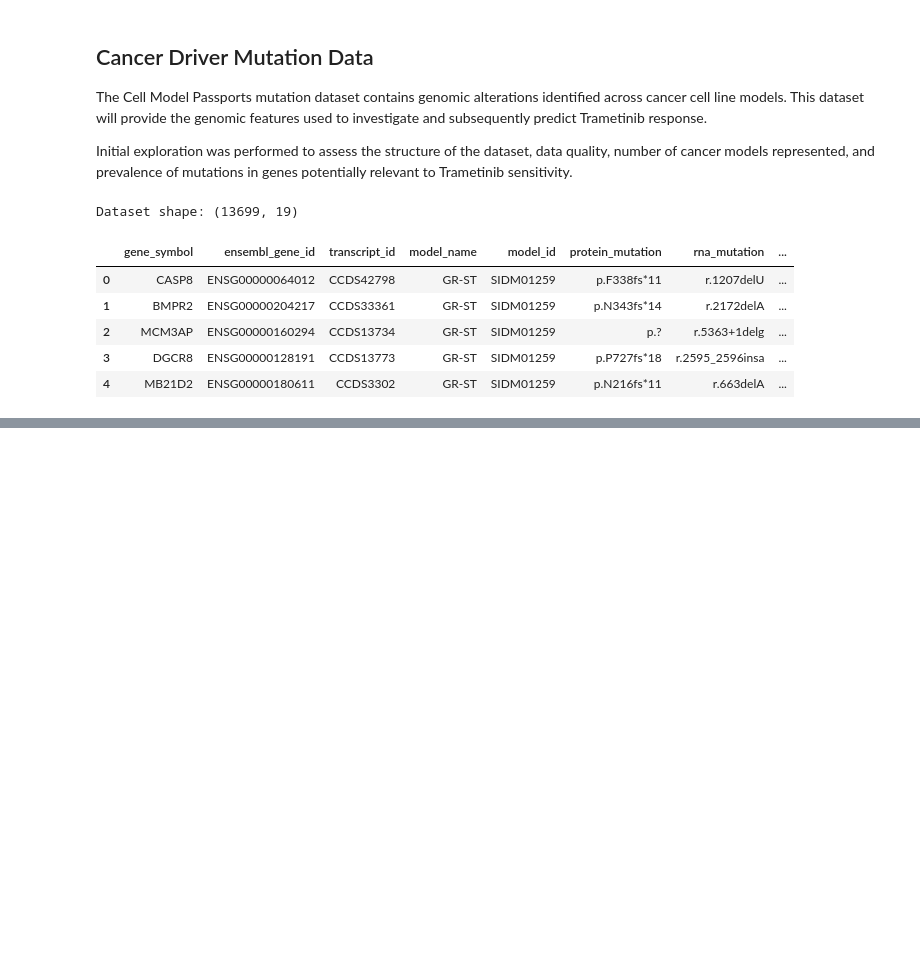
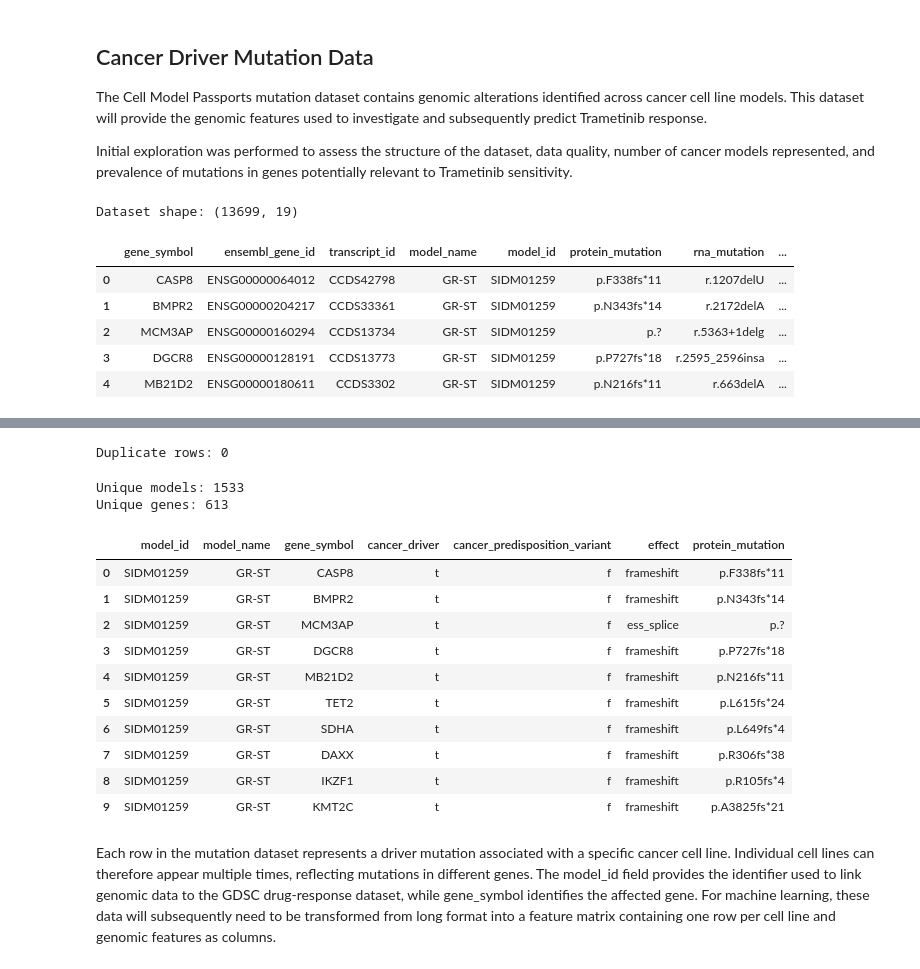
Before and after one commit to carolinemalaihull/trametinib-drug-response-ml, a Jupyter notebook: notebooks/01_data_exploration.ipynb, the cells around one changed output, grey strips where cells are left out. Drawn from its saved outputs; the diff is of its cells as text; code cells hidden in the pictures; blank space fills up the shorter version.

Commit message:
Added driver mutation prevelance

```diff
--- a/notebooks/01_data_exploration.ipynb
+++ b/notebooks/01_data_exploration.ipynb
@@ -357,0 +473,28 @@ Dataset shape: (13699, 19)
+# %%
+print("Duplicate rows:", mutations.duplicated().sum())
+# %% [output]
+Duplicate rows: 0
+# %%
+print("Unique models:", mutations["model_id"].nunique())
+print("Unique genes:", mutations["gene_symbol"].nunique())
+
+mutations[
+    ["model_id", "model_name", "gene_symbol", "cancer_driver",
+     "cancer_predisposition_variant", "effect", "protein_mutation"]
+].head(10)
+# %% [output]
+Unique models: 1533
+Unique genes: 613
+|  | model_id | model_name | gene_symbol | cancer_driver | cancer_predisposition_variant | effect | protein_mutation |
+| 0 | SIDM01259 | GR-ST | CASP8 | t | f | frameshift | p.F338fs*11 |
+| 1 | SIDM01259 | GR-ST | BMPR2 | t | f | frameshift | p.N343fs*14 |
+| 2 | SIDM01259 | GR-ST | MCM3AP | t | f | ess_splice | p.? |
+| 3 | SIDM01259 | GR-ST | DGCR8 | t | f | frameshift | p.P727fs*18 |
+| 4 | SIDM01259 | GR-ST | MB21D2 | t | f | frameshift | p.N216fs*11 |
+| 5 | SIDM01259 | GR-ST | TET2 | t | f | frameshift | p.L615fs*24 |
+| 6 | SIDM01259 | GR-ST | SDHA | t | f | frameshift | p.L649fs*4 |
+| 7 | SIDM01259 | GR-ST | DAXX | t | f | frameshift | p.R306fs*38 |
+| 8 | SIDM01259 | GR-ST | IKZF1 | t | f | frameshift | p.R105fs*4 |
+| 9 | SIDM01259 | GR-ST | KMT2C | t | f | frameshift | p.A3825fs*21 |
+# %% [markdown]
+Each row in the mutation dataset represents a driver mutation associated with a specific cancer cell line. Individual cell lines can therefore appear multiple times, reflecting mutations in different genes. The model_id field provides the identifier used to link genomic data to the GDSC drug-response dataset, while gene_symbol identifies the affected gene. For machine learning, these data will subsequently need to be transformed from long format into a feature matrix containing one row per cell line and genomic features as columns.
```
Also changed, not shown: parts of 13 cells of this notebook, 1 other file.
